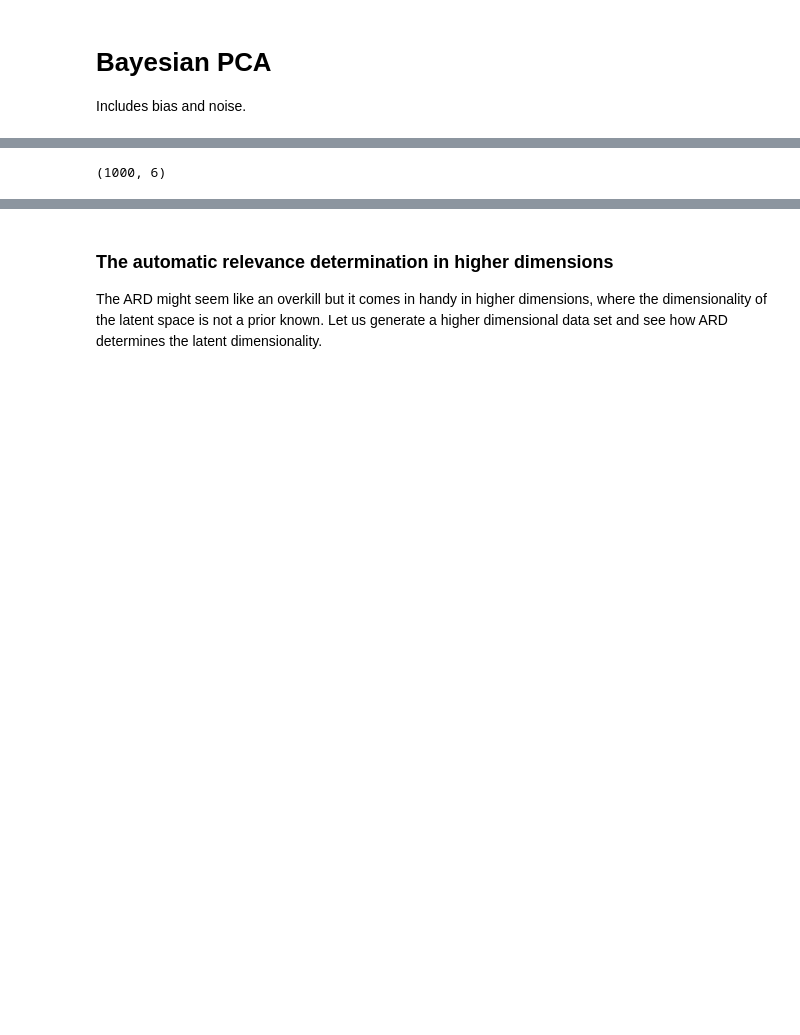
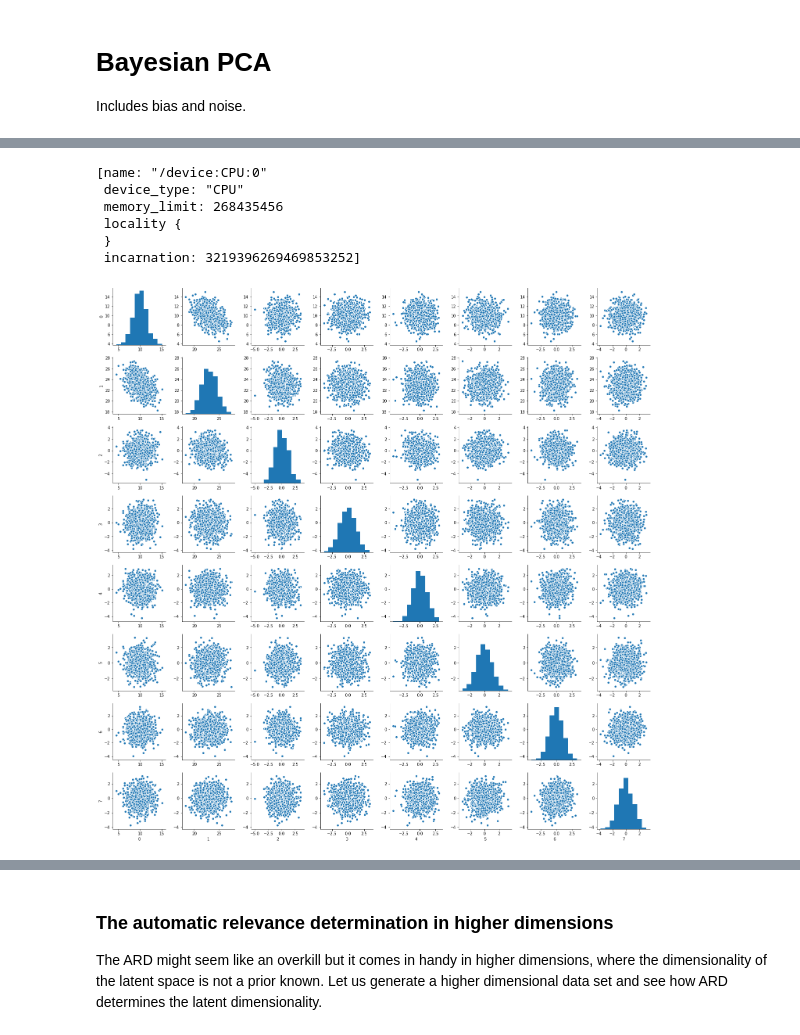
Before and after one commit to deoxyribose/auml, a Jupyter notebook: edward-factor/factor_model-horseshoe.ipynb, the cells around one changed output, grey strips where cells are left out. Drawn from its saved outputs; the diff is of its cells as text; code cells hidden in the pictures; blank space fills up the shorter version.

```diff
--- a/edward-factor/factor_model-horseshoe.ipynb
+++ b/edward-factor/factor_model-horseshoe.ipynb
@@ -45,8 +53,8 @@ def build_toy_dataset(N, D, K):
 #ed.set_seed(142)
 
 N = 1000  # number of data points
-D = 6  # data dimensionality
-K = 3 # latent dimensionality
+D = 8  # data dimensionality
+K = 4 # latent dimensionality
 
 # DATA
 
@@ -85,4 +80,0 @@ We expect the posterior for either $\alpha_1$ or $\alpha_2$, say $\alpha_2$, to
-# %%
-x_train.shape
-# %% [output]
-(1000, 6)
@@ -88,0 +83,15 @@ x_train.shape
+# %%
+device_lib.list_local_devices()
+# %% [output]
+[name: "/device:CPU:0"
+ device_type: "CPU"
+ memory_limit: 268435456
+ locality {
+ }
+ incarnation: 3219396269469853252]
+# %%
+def pairplot(x):
+    scattermatrix2 = sns.pairplot(pd.DataFrame(x))
+    #[ax.set_ylim(-40,40) for ax in scattermatrix2.axes.flatten()]
+    #[ax.set_xlim(-40,40) for ax in scattermatrix2.axes.flatten()];
+    plt.show()
@@ -88,0 +106,4 @@ x_train.shape
+# %%
+pairplot(x_train)
+# %% [output]
+[figure, added]
```
Also changed, not shown: parts of 37 cells of this notebook.
